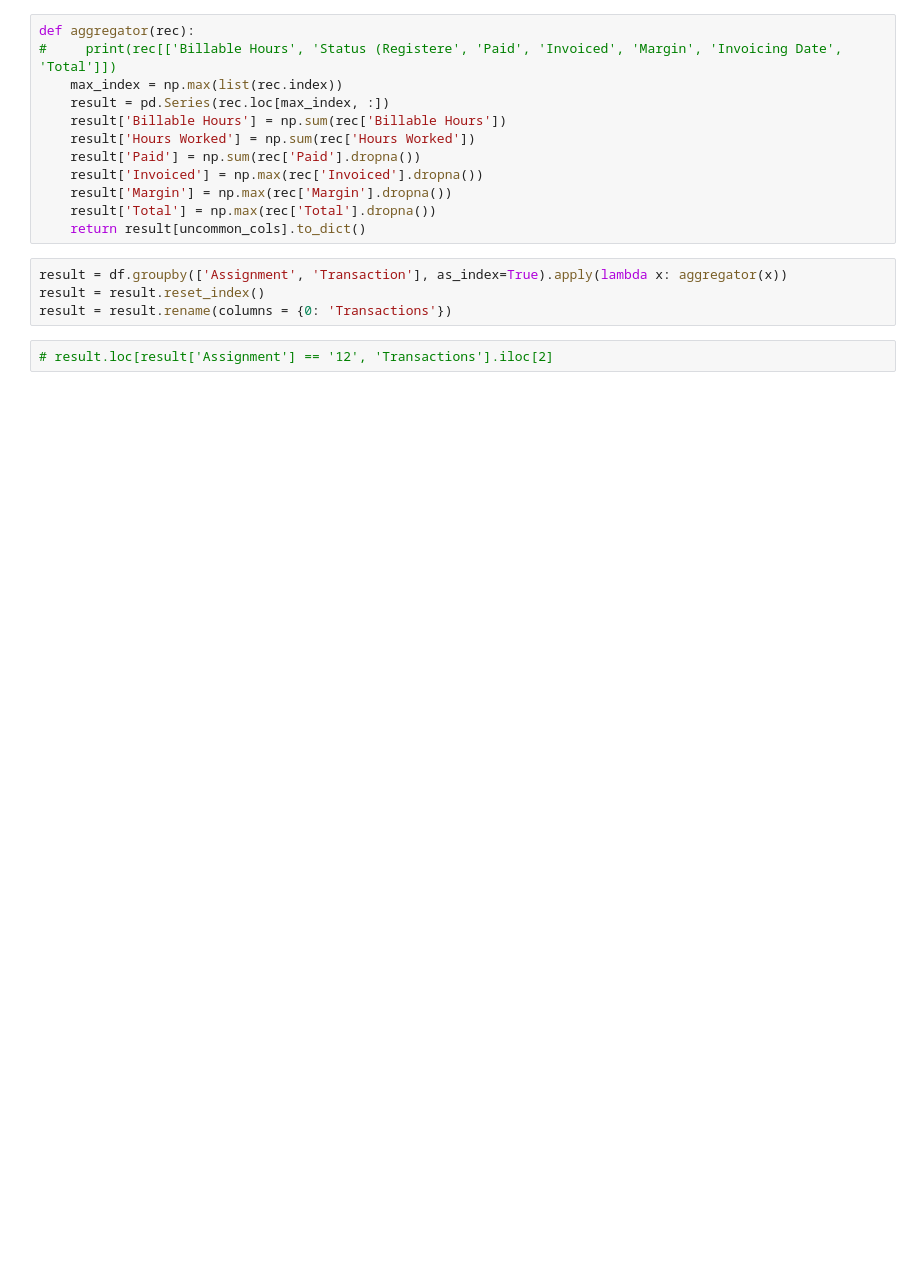
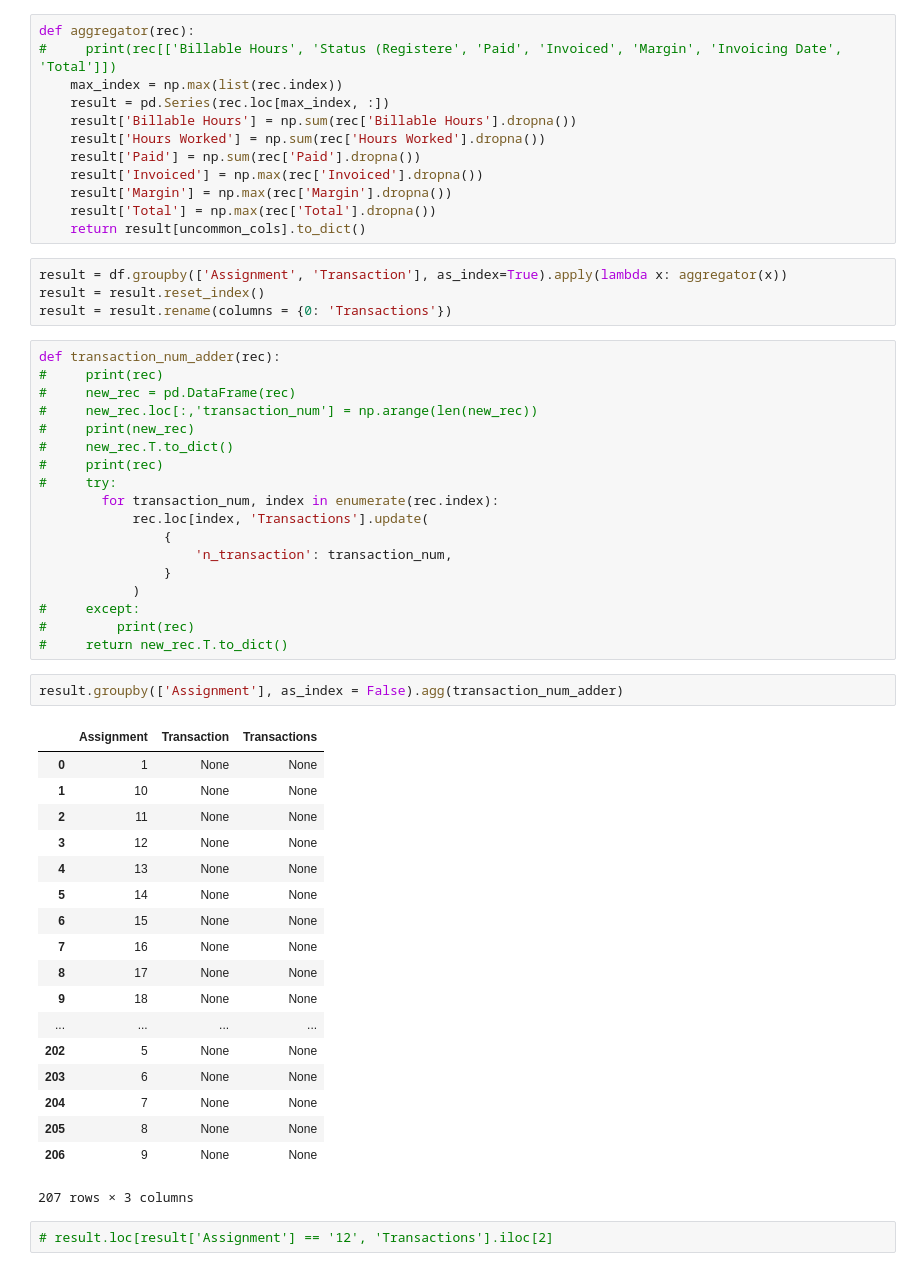
Before and after one commit to akarazeev/LegalTech, a Jupyter notebook: Notebook_Exploration.ipynb, the cells around one changed output. Drawn from its saved outputs; the diff is of its cells as text; blank space fills up the shorter version.

```diff
--- a/Notebook_Exploration.ipynb
+++ b/Notebook_Exploration.ipynb
@@ -44,8 +44,8 @@ def aggregator(rec):
 #     print(rec[['Billable Hours', 'Status (Registere', 'Paid', 'Invoiced', 'Margin', 'Invoicing Date', 'Total']])
     max_index = np.max(list(rec.index))
     result = pd.Series(rec.loc[max_index, :])
-    result['Billable Hours'] = np.sum(rec['Billable Hours'])
-    result['Hours Worked'] = np.sum(rec['Hours Worked'])
+    result['Billable Hours'] = np.sum(rec['Billable Hours'].dropna())
+    result['Hours Worked'] = np.sum(rec['Hours Worked'].dropna())
     result['Paid'] = np.sum(rec['Paid'].dropna())
     result['Invoiced'] = np.max(rec['Invoiced'].dropna())
     result['Margin'] = np.max(rec['Margin'].dropna())
@@ -55,5 +55,44 @@ def aggregator(rec):
 result = df.groupby(['Assignment', 'Transaction'], as_index=True).apply(lambda x: aggregator(x))
 result = result.reset_index()
 result = result.rename(columns = {0: 'Transactions'})
+# %%
+def transaction_num_adder(rec):
+#     print(rec)
+#     new_rec = pd.DataFrame(rec)
+#     new_rec.loc[:,'transaction_num'] = np.arange(len(new_rec))
+#     print(new_rec)
+#     new_rec.T.to_dict()
+#     print(rec)
+#     try:
+        for transaction_num, index in enumerate(rec.index):
+            rec.loc[index, 'Transactions'].update(
+                {
+                    'n_transaction': transaction_num,
+                }
+            )
+#     except:
+#         print(rec)
+#     return new_rec.T.to_dict()
+# %%
+result.groupby(['Assignment'], as_index = False).agg(transaction_num_adder)
+# %% [output]
+|  | Assignment | Transaction | Transactions |
+| 0 | 1 | None | None |
+| 1 | 10 | None | None |
+| 2 | 11 | None | None |
+| 3 | 12 | None | None |
+| 4 | 13 | None | None |
+| 5 | 14 | None | None |
+| 6 | 15 | None | None |
+| 7 | 16 | None | None |
+| 8 | 17 | None | None |
+| 9 | 18 | None | None |
+| ... | ... | ... | ... |
+| 202 | 5 | None | None |
+| 203 | 6 | None | None |
+| 204 | 7 | None | None |
+| 205 | 8 | None | None |
+| 206 | 9 | None | None |
+207 rows × 3 columns
 # %%
 # result.loc[result['Assignment'] == '12', 'Transactions'].iloc[2]
```
Also changed, not shown: parts of 24 cells of this notebook, 1 other file.
